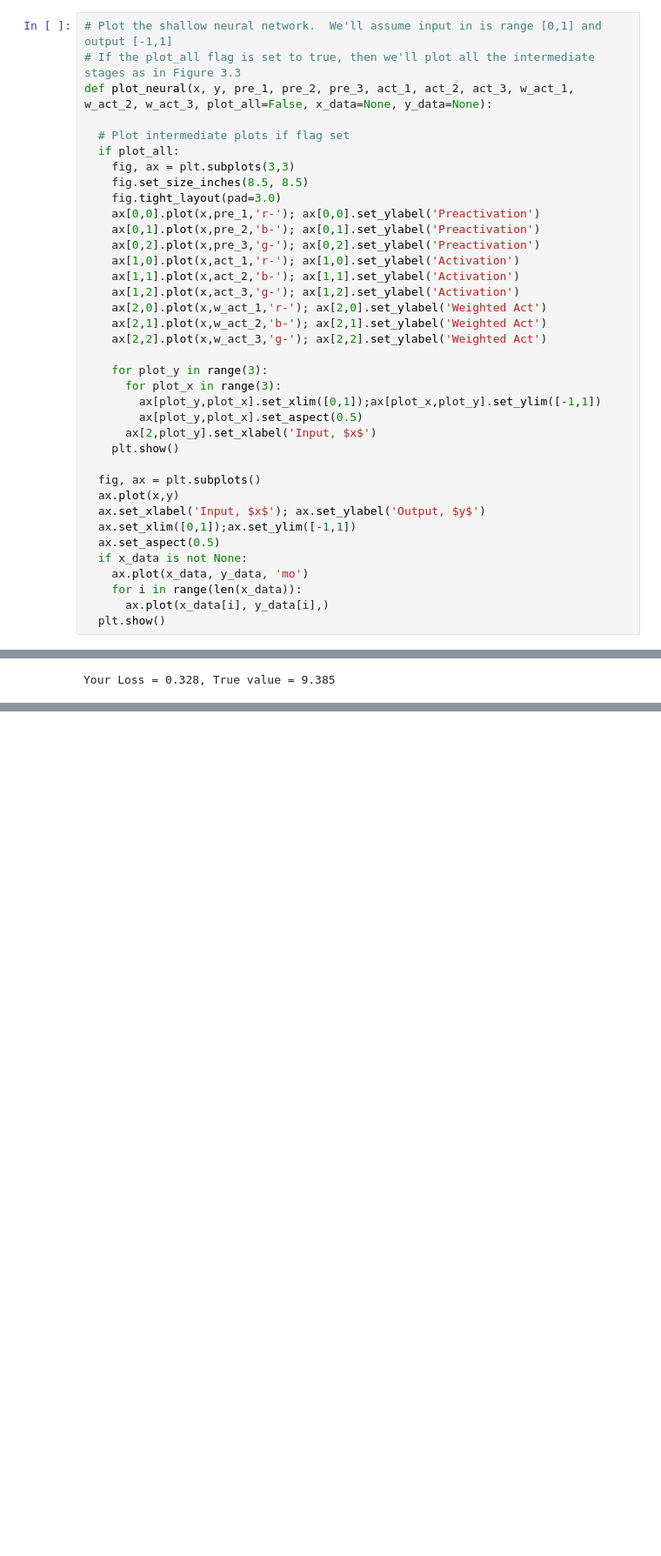
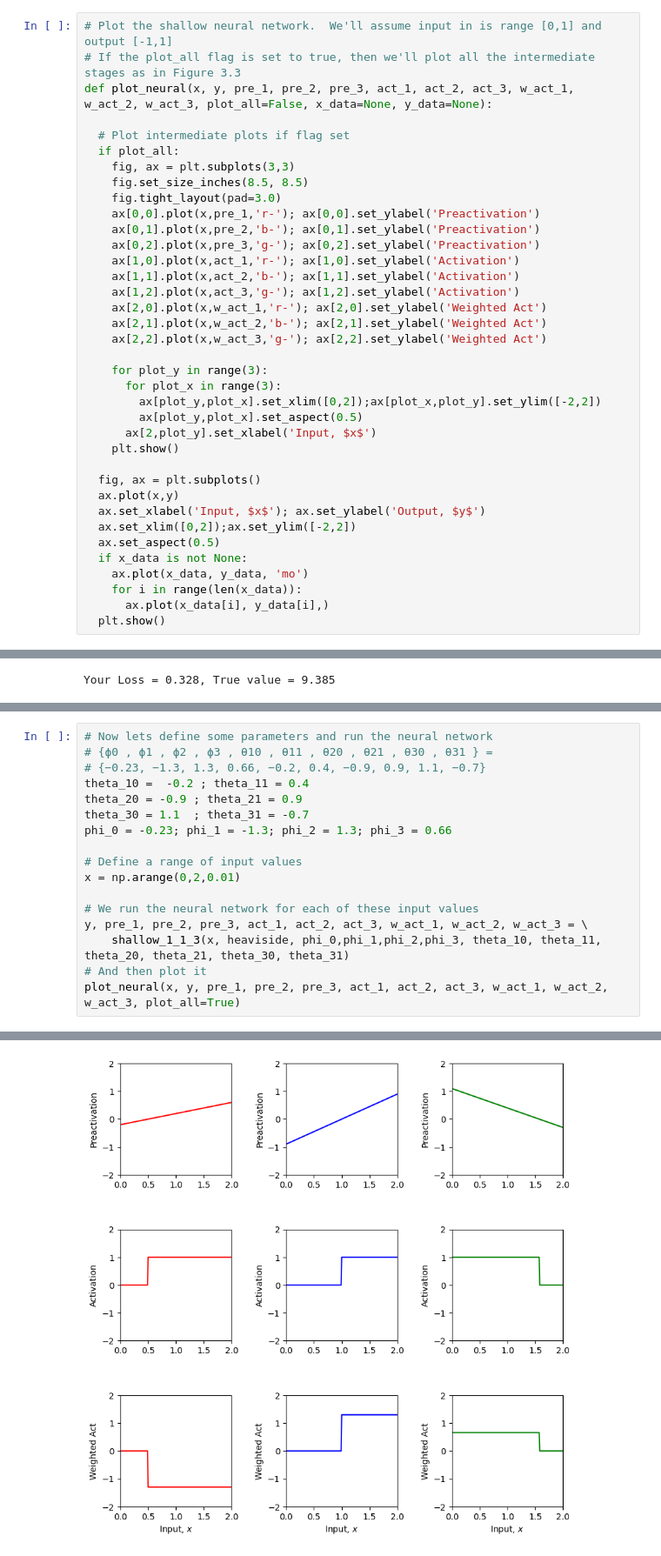
Before and after one commit to jhsilvaz13/udlbook-maa, a Jupyter notebook: Notebooks/Chap03/3_1_Shallow_Networks_I.ipynb, the cells around one changed output, grey strips where cells are left out. Shown: that part at 87% size. Drawn from its saved outputs; the diff is of its cells as text; blank space fills up the shorter version.

```diff
--- a/Notebooks/Chap03/3_1_Shallow_Networks_I.ipynb
+++ b/Notebooks/Chap03/3_1_Shallow_Networks_I.ipynb
@@ -103,7 +103,7 @@ def plot_neural(x, y, pre_1, pre_2, pre_3, act_1, act_2, act_3, w_act_1, w_act_2
 
     for plot_y in range(3):
       for plot_x in range(3):
-        ax[plot_y,plot_x].set_xlim([0,1]);ax[plot_x,plot_y].set_ylim([-1,1])
+        ax[plot_y,plot_x].set_xlim([0,2]);ax[plot_x,plot_y].set_ylim([-2,2])
         ax[plot_y,plot_x].set_aspect(0.5)
       ax[2,plot_y].set_xlabel('Input, $x$')
     plt.show()
@@ -111,7 +111,7 @@ def plot_neural(x, y, pre_1, pre_2, pre_3, act_1, act_2, act_3, w_act_1, w_act_2
   fig, ax = plt.subplots()
   ax.plot(x,y)
   ax.set_xlabel('Input, $x$'); ax.set_ylabel('Output, $y$')
-  ax.set_xlim([0,1]);ax.set_ylim([-1,1])
+  ax.set_xlim([0,2]);ax.set_ylim([-2,2])
   ax.set_aspect(0.5)
   if x_data is not None:
     ax.plot(x_data, y_data, 'mo')
@@ -298,0 +334,18 @@ Your Loss = 0.328, True value = 9.385
+# %%
+# Now lets define some parameters and run the neural network
+# {ϕ0 , ϕ1 , ϕ2 , ϕ3 , θ10 , θ11 , θ20 , θ21 , θ30 , θ31 } =
+# {−0.23, −1.3, 1.3, 0.66, −0.2, 0.4, −0.9, 0.9, 1.1, −0.7}
+theta_10 =  -0.2 ; theta_11 = 0.4
+theta_20 = -0.9 ; theta_21 = 0.9
+theta_30 = 1.1  ; theta_31 = -0.7
+phi_0 = -0.23; phi_1 = -1.3; phi_2 = 1.3; phi_3 = 0.66
+
+# Define a range of input values
+x = np.arange(0,2,0.01)
+
+# We run the neural network for each of these input values
+y, pre_1, pre_2, pre_3, act_1, act_2, act_3, w_act_1, w_act_2, w_act_3 = \
+    shallow_1_1_3(x, heaviside, phi_0,phi_1,phi_2,phi_3, theta_10, theta_11, theta_20, theta_21, theta_30, theta_31)
+# And then plot it
+plot_neural(x, y, pre_1, pre_2, pre_3, act_1, act_2, act_3, w_act_1, w_act_2, w_act_3, plot_all=True)
+# %% [output]
@@ -298,0 +369 @@ Your Loss = 0.328, True value = 9.385
+[figure, added]
```
Also changed, not shown: parts of 8 cells of this notebook, 3 other files.
